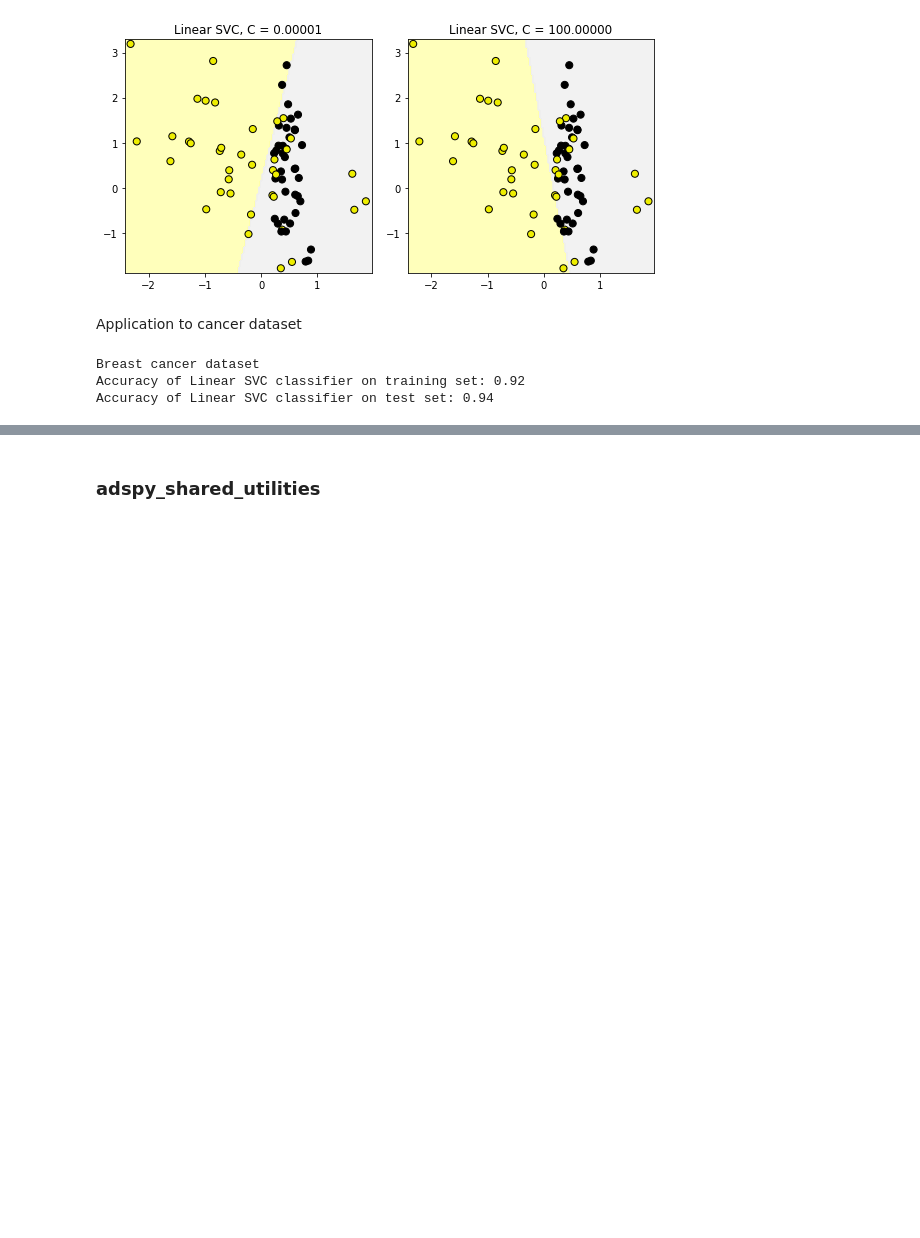
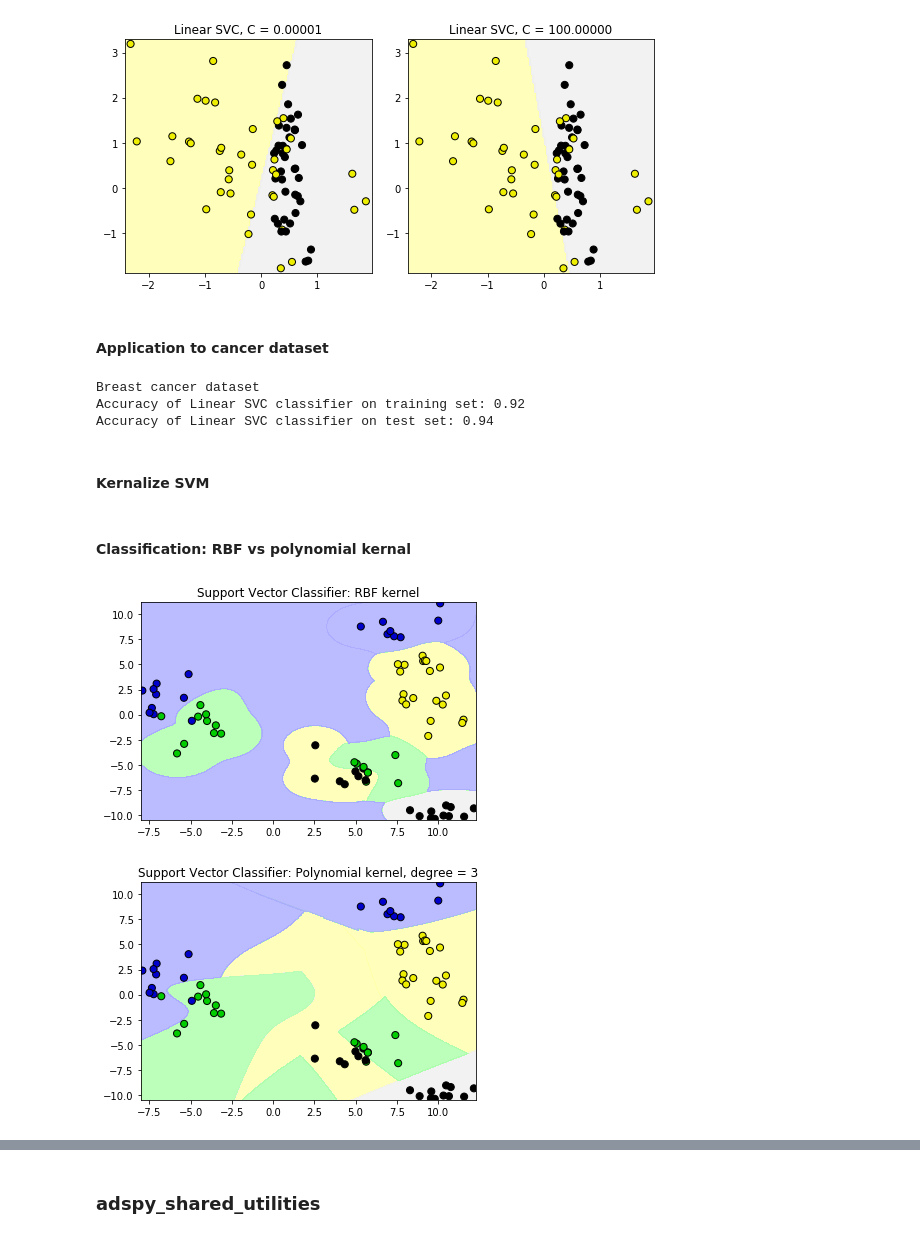
Before and after one commit to dariusmehri/Applied-Machine-Learning, a Jupyter notebook: Support Vector Machines.ipynb, the cells around one changed output, grey strips where cells are left out. Cells and saved outputs as stored; diff of their text form; code cells hidden in the pictures; blank space fills up the shorter version.

```diff
--- a/Support Vector Machines.ipynb
+++ b/Support Vector Machines.ipynb
@@ -58,7 +63,7 @@ plt.tight_layout()
 # %% [output]
 [figure]
 # %% [markdown]
-Application to cancer dataset
+#### Application to cancer dataset
 # %%
 from sklearn.datasets import load_breast_cancer
 cancer = load_breast_cancer()
@@ -77,3 +82,45 @@ print('Accuracy of Linear SVC classifier on test set: {:.2f}'
 Breast cancer dataset
 Accuracy of Linear SVC classifier on training set: 0.92
 Accuracy of Linear SVC classifier on test set: 0.94
+# %% [markdown]
+#### Kernalize SVM
+# %% [markdown]
+#### Classification: RBF vs polynomial kernal
+# %%
+"""
+Kernalized SVM: maps variables into multidimensional space
+
+Radial basis function kernal, polynomial kernals, maps into multi-dim space
+for polynomial need to specify degree
+
+gamma: kernal width parameter
+small gamma - larger similarity radius, points further apart are similar,
+more points are grouped together and smoother decision boundaries
+
+larger gamma - points very close are considered similar, results in more
+complex tightly constrained decision boundaries
+
+Regularization parameter C: if gamma large, C will have not effect, if
+gamma small, C will have same effect as linear classifier
+
+"""
+
+
+from sklearn.svm import SVC
+#from adspy_shared_utilities import plot_class_regions_for_classifier
+
+X_train, X_test, y_train, y_test = train_test_split(X_D2, y_D2, random_state = 0)
+
+# The default SVC kernel is radial basis function (RBF)
+plot_class_regions_for_classifier(SVC().fit(X_train, y_train),
+                                 X_train, y_train, None, None,
+                                 'Support Vector Classifier: RBF kernel')
+
+# Compare decision boundries with polynomial kernel, degree = 3
+plot_class_regions_for_classifier(SVC(kernel = 'poly', degree = 3)
+                                 .fit(X_train, y_train), X_train,
+                                 y_train, None, None,
+                                 'Support Vector Classifier: Polynomial kernel, degree = 3')
+# %% [output]
+[figure, added]
+[figure, added]
```
Also changed, not shown: parts of 9 cells of this notebook.
